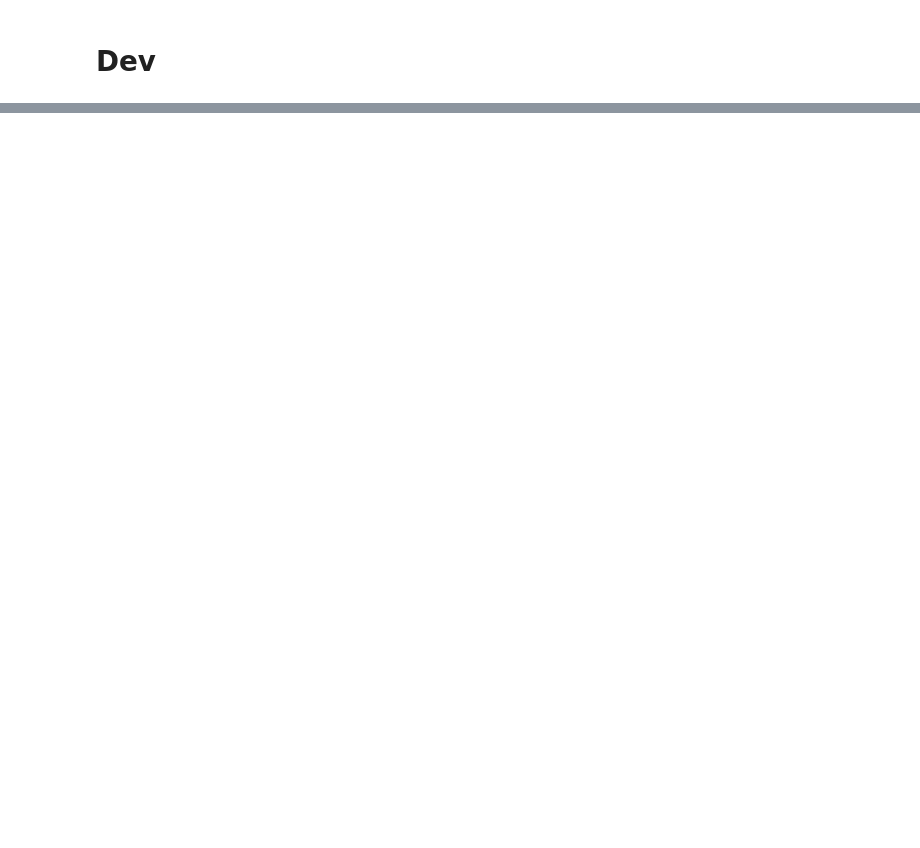
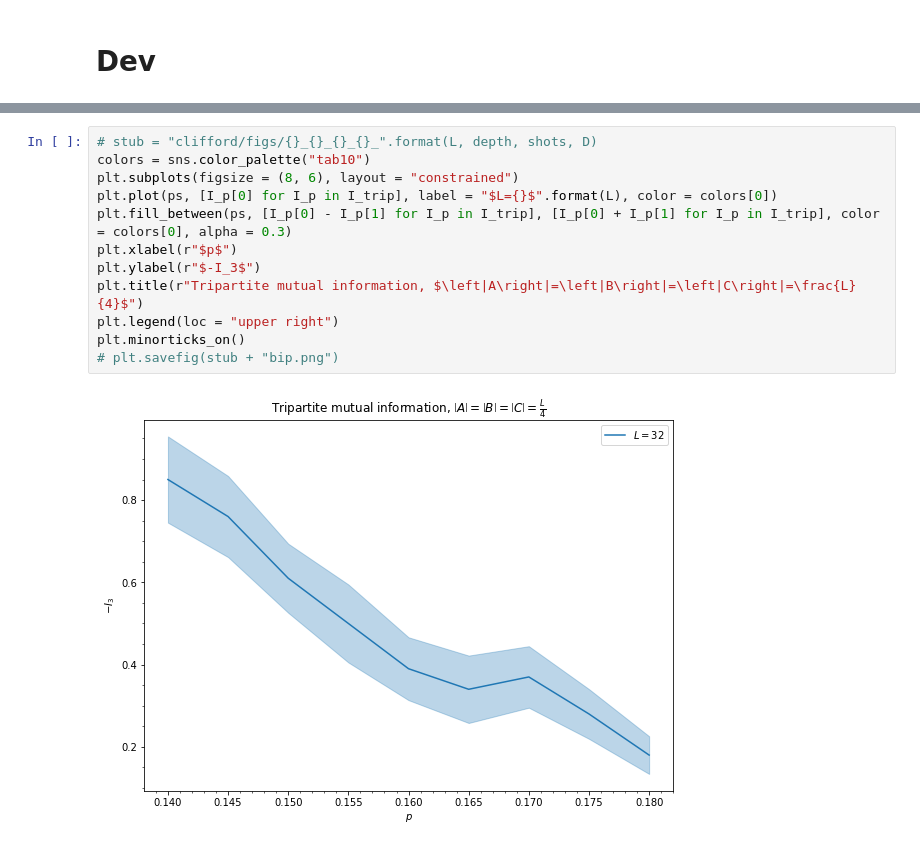
Before and after one commit to DanDan0101/clifford, a Jupyter notebook: dev_qudits.ipynb, the cells around one changed output, grey strips where cells are left out. Saved outputs shown, nothing was run; the diff lists cells and outputs as text; blank space fills up the shorter version.

```diff
--- a/dev_qudits.ipynb
+++ b/dev_qudits.ipynb
@@ -289,0 +301,14 @@ plt.minorticks_on()
+# %%
+# stub = "clifford/figs/{}_{}_{}_{}_".format(L, depth, shots, D)
+colors = sns.color_palette("tab10")
+plt.subplots(figsize = (8, 6), layout = "constrained")
+plt.plot(ps, [I_p[0] for I_p in I_trip], label = "$L={}$".format(L), color = colors[0])
+plt.fill_between(ps, [I_p[0] - I_p[1] for I_p in I_trip], [I_p[0] + I_p[1] for I_p in I_trip], color = colors[0], alpha = 0.3)
+plt.xlabel(r"$p$")
+plt.ylabel(r"$-I_3$")
+plt.title(r"Tripartite mutual information, $\left|A\right|=\left|B\right|=\left|C\right|=\frac{L}{4}$")
+plt.legend(loc = "upper right")
+plt.minorticks_on()
+# plt.savefig(stub + "bip.png")
+# %% [output]
+[figure, added]
```
Also changed, not shown: parts of 14 cells of this notebook, 2 other files.
